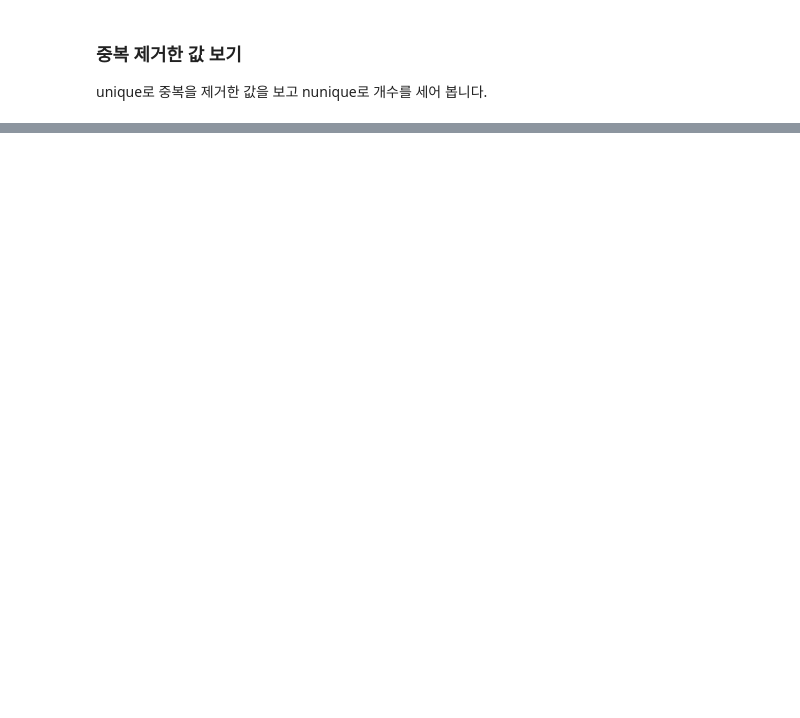
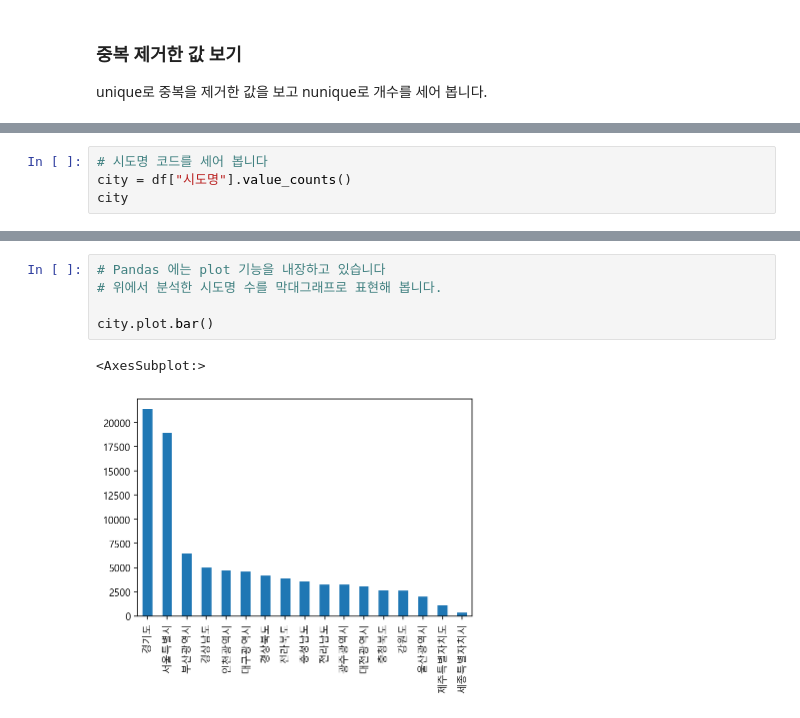
Before and after one commit to tree698/Data-Science-with-Python, a Jupyter notebook: 1. Data Analysis-Commercial Area Information in Seoul/Data Analysis.ipynb, the cells around one changed output, grey strips where cells are left out. Drawn from its saved outputs; the diff is of its cells as text; blank space fills up the shorter version.

```diff
--- a/1. Data Analysis-Commercial Area Information in Seoul/Data Analysis.ipynb
+++ b/1. Data Analysis-Commercial Area Information in Seoul/Data Analysis.ipynb
@@ -414,0 +448,4 @@ unique로 중복을 제거한 값을 보고 nunique로 개수를 세어 봅니
+# %%
+# 시도명 코드를 세어 봅니다
+city = df["시도명"].value_counts()
+city
@@ -414,0 +494,8 @@ unique로 중복을 제거한 값을 보고 nunique로 개수를 세어 봅니
+# %%
+# Pandas 에는 plot 기능을 내장하고 있습니다
+# 위에서 분석한 시도명 수를 막대그래프로 표현해 봅니다.
+
+city.plot.bar()
+# %% [output]
+<AxesSubplot:>
+[figure, added]
```
Also changed, not shown: parts of 13 cells of this notebook.
